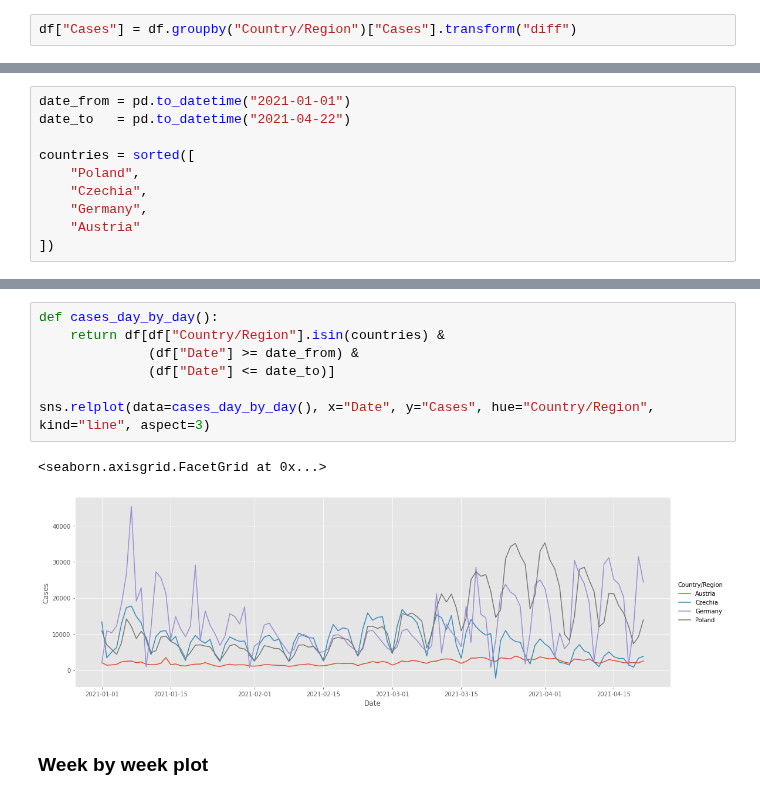
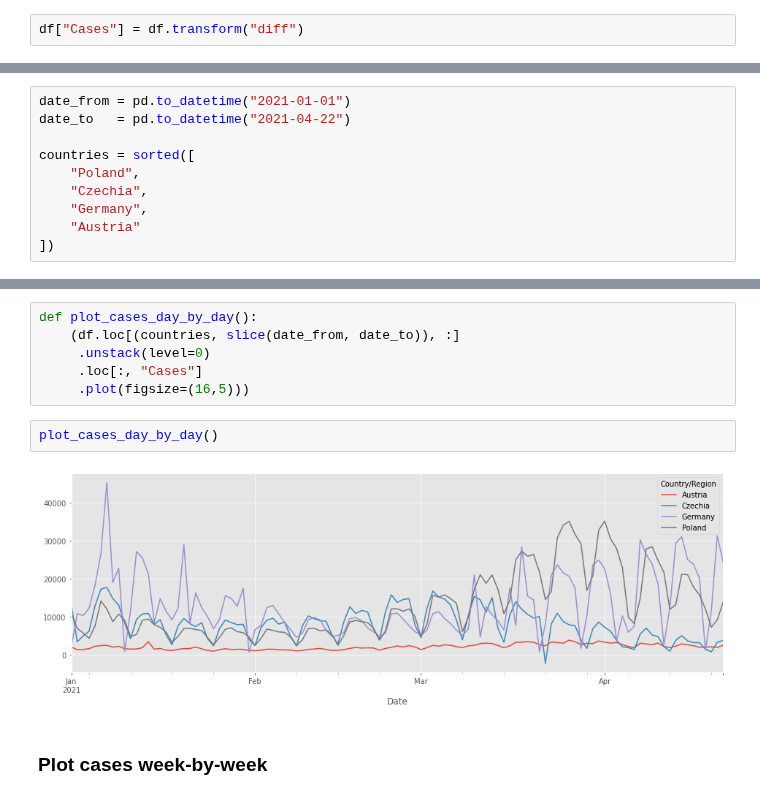
Before and after one commit to jaroslawr/jupyter-notebooks, a Jupyter notebook: dataset_covid/dataset_covid.ipynb, the cells around one changed output, grey strips where cells are left out. Drawn from its saved outputs; the diff is of its cells as text.

```diff
--- a/dataset_covid/dataset_covid.ipynb
+++ b/dataset_covid/dataset_covid.ipynb
@@ -118,3 +116,3 @@ df[(df["Country/Region"] == "Poland") &
 # %%
-df["Cases"] = df.groupby("Country/Region")["Cases"].transform("diff")
+df["Cases"] = df.transform("diff")
 # %%
@@ -143,13 +140,13 @@ countries = sorted([
 # %%
-def cases_day_by_day():
-    return df[df["Country/Region"].isin(countries) &
-              (df["Date"] >= date_from) &
-              (df["Date"] <= date_to)]
-
-sns.relplot(data=cases_day_by_day(), x="Date", y="Cases", hue="Country/Region", kind="line", aspect=3)
+def plot_cases_day_by_day():
+    (df.loc[(countries, slice(date_from, date_to)), :]
+     .unstack(level=0)
+     .loc[:, "Cases"]
+     .plot(figsize=(16,5)))
-# %% [output]
-<seaborn.axisgrid.FacetGrid at 0x...>
-[figure, removed]
+# %%
+plot_cases_day_by_day()
+# %% [output]
+[figure, added]
 # %% [markdown]
-### Week by week plot
+### Plot cases week-by-week
 # %%
```
Also changed, not shown: parts of 11 cells of this notebook, 1 other file.
